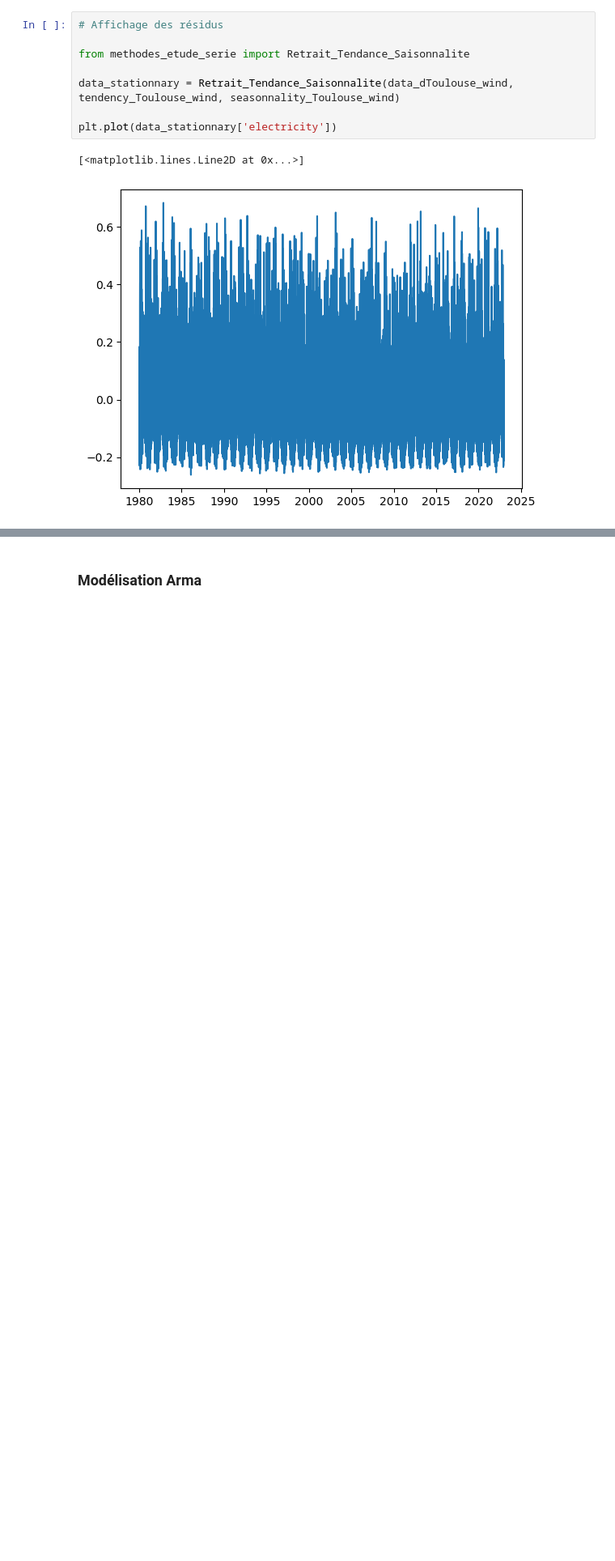
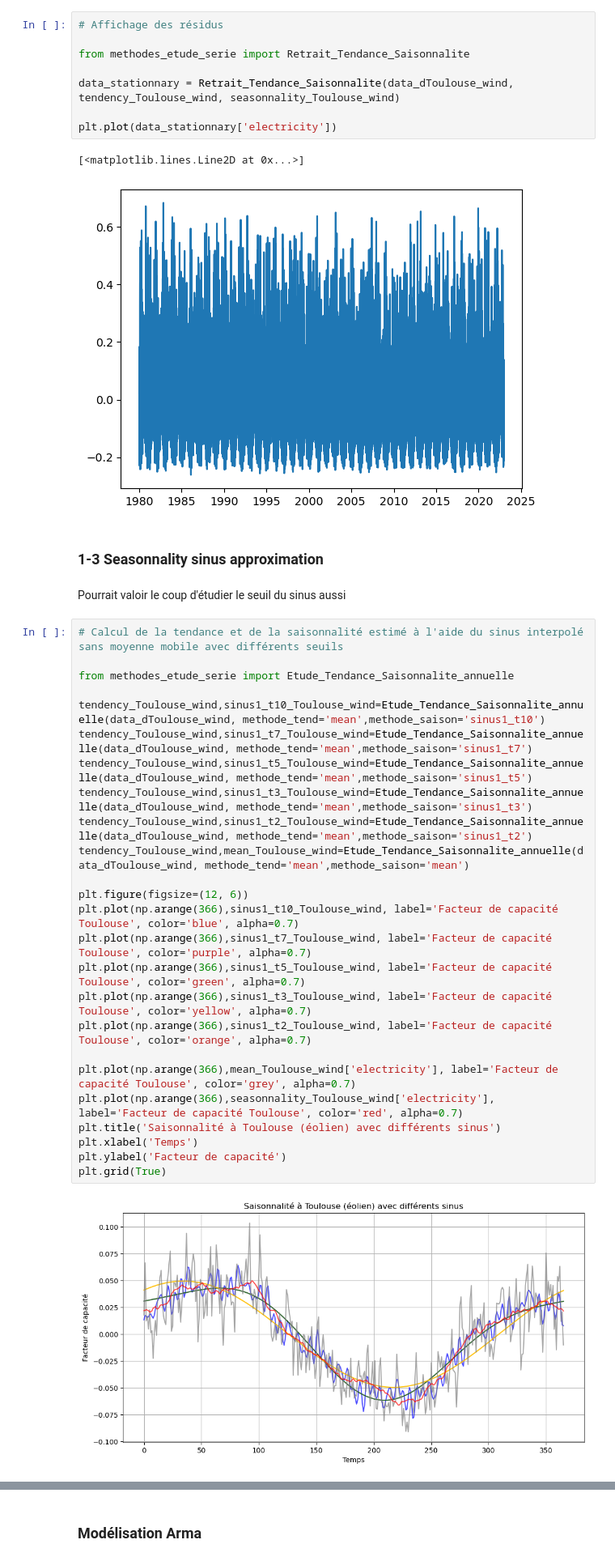
Before and after one commit to dpiot14/Project-4th-year, a Jupyter notebook: Wind_study_Toulouse.ipynb, the cells around one changed output, grey strips where cells are left out. Shown: that part at 81% size. Saved outputs shown, nothing was run; the diff lists cells and outputs as text; blank space fills up the shorter version.

Commit message:
Ajout du sinus à l'étude de la saisonnalité

```diff
--- a/Wind_study_Toulouse.ipynb
+++ b/Wind_study_Toulouse.ipynb
@@ -73,3 +73,34 @@ plt.plot(data_stationnary['electricity'])
 # %% [output]
 [<matplotlib.lines.Line2D at 0x...>]
 [figure]
+# %% [markdown]
+### 1-3 Seasonnality sinus approximation
+# %% [markdown]
+Pourrait valoir le coup d'étudier le seuil du sinus aussi
+# %%
+# Calcul de la tendance et de la saisonnalité estimé à l'aide du sinus interpolé sans moyenne mobile avec différents seuils
+
+from methodes_etude_serie import Etude_Tendance_Saisonnalite_annuelle
+
+tendency_Toulouse_wind,sinus1_t10_Toulouse_wind=Etude_Tendance_Saisonnalite_annuelle(data_dToulouse_wind, methode_tend='mean',methode_saison='sinus1_t10')
+tendency_Toulouse_wind,sinus1_t7_Toulouse_wind=Etude_Tendance_Saisonnalite_annuelle(data_dToulouse_wind, methode_tend='mean',methode_saison='sinus1_t7')
+tendency_Toulouse_wind,sinus1_t5_Toulouse_wind=Etude_Tendance_Saisonnalite_annuelle(data_dToulouse_wind, methode_tend='mean',methode_saison='sinus1_t5')
+tendency_Toulouse_wind,sinus1_t3_Toulouse_wind=Etude_Tendance_Saisonnalite_annuelle(data_dToulouse_wind, methode_tend='mean',methode_saison='sinus1_t3')
+tendency_Toulouse_wind,sinus1_t2_Toulouse_wind=Etude_Tendance_Saisonnalite_annuelle(data_dToulouse_wind, methode_tend='mean',methode_saison='sinus1_t2')
+tendency_Toulouse_wind,mean_Toulouse_wind=Etude_Tendance_Saisonnalite_annuelle(data_dToulouse_wind, methode_tend='mean',methode_saison='mean')
+
+plt.figure(figsize=(12, 6))
+plt.plot(np.arange(366),sinus1_t10_Toulouse_wind, label='Facteur de capacité Toulouse', color='blue', alpha=0.7)
+plt.plot(np.arange(366),sinus1_t7_Toulouse_wind, label='Facteur de capacité Toulouse', color='purple', alpha=0.7)
+plt.plot(np.arange(366),sinus1_t5_Toulouse_wind, label='Facteur de capacité Toulouse', color='green', alpha=0.7)
+plt.plot(np.arange(366),sinus1_t3_Toulouse_wind, label='Facteur de capacité Toulouse', color='yellow', alpha=0.7)
+plt.plot(np.arange(366),sinus1_t2_Toulouse_wind, label='Facteur de capacité Toulouse', color='orange', alpha=0.7)
+
+plt.plot(np.arange(366),mean_Toulouse_wind['electricity'], label='Facteur de capacité Toulouse', color='grey', alpha=0.7)
+plt.plot(np.arange(366),seasonnality_Toulouse_wind['electricity'], label='Facteur de capacité Toulouse', color='red', alpha=0.7)
+plt.title('Saisonnalité à Toulouse (éolien) avec différents sinus')
+plt.xlabel('Temps')
+plt.ylabel('Facteur de capacité')
+plt.grid(True)
+# %% [output]
+[figure, added]
```
Also changed, not shown: parts of 1 cell of this notebook, 1 other file.
